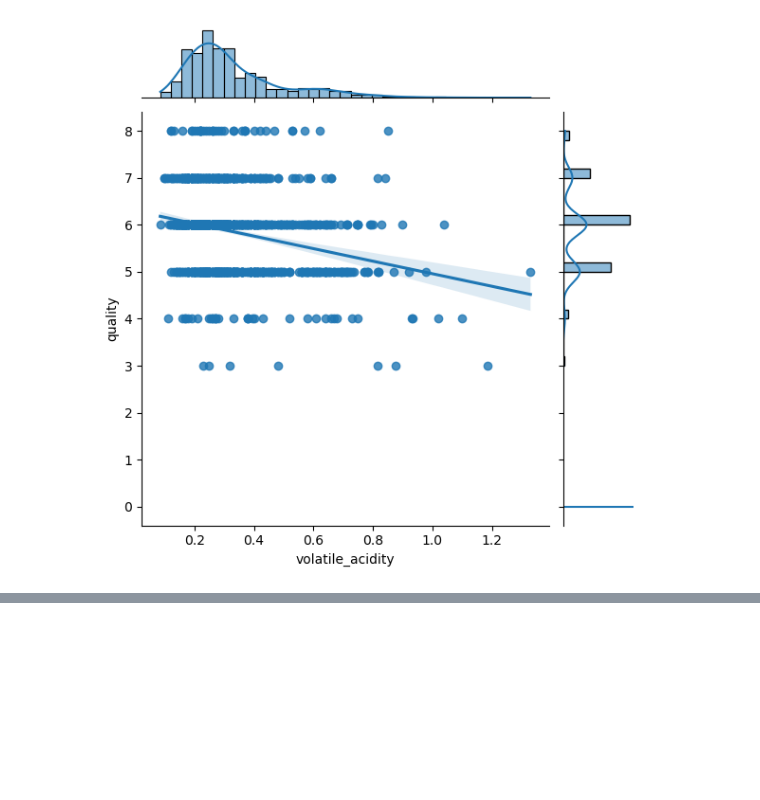
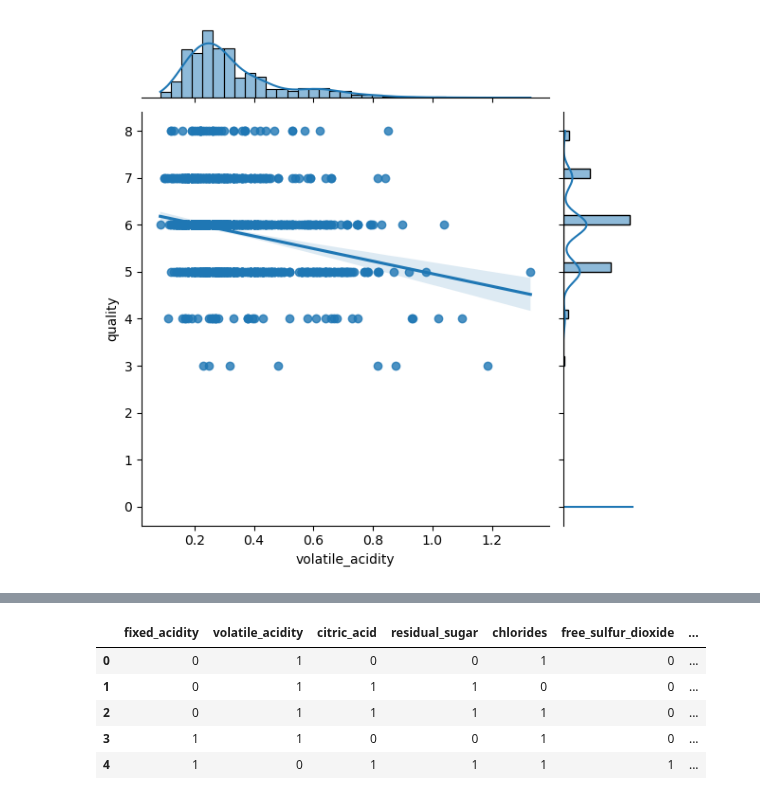
Before and after one commit to Wine-qualitity/wine-qualitiy-model, a Jupyter notebook: exploration_personal.ipynb, the cells around one changed output, grey strips where cells are left out. Saved outputs shown, nothing was run; the diff lists cells and outputs as text; code cells hidden in the pictures; blank space fills up the shorter version.

```diff
--- a/exploration_personal.ipynb
+++ b/exploration_personal.ipynb
@@ -322,0 +253,52 @@ acidity_normal = train.fixed_acidity
+# %%
+X_train = train_scaled.drop(columns='type_of_wine')
+train_scaled = train_scaled.drop(columns= drop_cols)
+
+from sklearn.cluster import KMeans
+import pandas as pd
+
+def cluster_columns(scaled_df, n_clusters=2):
+    # Initialize an empty dictionary to store the cluster labels for each column
+    clusters_dict = {}
+
+    # Loop over each column in the scaled DataFrame
+    for col in scaled_df.columns:
+        # Initialize a k-means model with n_clusters
+        kmeans = KMeans(n_clusters=n_clusters)
+
+        # Fit the model to the column data
+        kmeans.fit(scaled_df[col].values.reshape(-1, 1))
+
+        # Get the cluster labels for each data point in the column
+        col_clusters = kmeans.labels_
+
+        # Add the cluster labels to the clusters_dict with the column name as the key
+        clusters_dict[col] = col_clusters
+
+    # Create a new DataFrame from the clusters_dict
+    clusters_df = pd.DataFrame(clusters_dict)
+
+    # Return the clusters_df
+    return clusters_df
+
+
+cluster_df = cluster_columns(scaled_df=train_scaled, n_clusters=2)
+
+# new_col_name = ['fixed_acidity_cluster_number', 'volatile_acidity_cluster_number', 'citric_acid_cluster_number', 'residual_sugar_cluster_number',
+#        'chlorides_cluster_number', 'free_sulfur_dioxide_cluster_number', 'total_sulfur_dioxide_cluster_number', 'density_cluster_number',
+#        'pH_cluster_number', 'sulphates_cluster_number', 'alcohol_cluster_number']
+
+# cluster_df.columns = new_col_name
+
+# acidity_cluster = cluster_df[['fixed_acidity_cluster_number']]
+# acidity_normal = train[['fixed_acidity']]
+# cluster_df = pd.merge(acidity_cluster, acidity_normal, left_index=True, right_index=True)
+# %%
+cluster_df.head()
+# %% [output]
+|  | fixed_acidity | volatile_acidity | citric_acid | residual_sugar | chlorides | free_sulfur_dioxide | ... |
+| 0 | 0 | 1 | 0 | 0 | 1 | 0 | ... |
+| 1 | 0 | 1 | 1 | 1 | 0 | 0 | ... |
+| 2 | 0 | 1 | 1 | 1 | 1 | 0 | ... |
+| 3 | 1 | 1 | 0 | 0 | 1 | 0 | ... |
+| 4 | 1 | 0 | 1 | 1 | 1 | 1 | ... |
```
Also changed, not shown: parts of 30 cells of this notebook.
